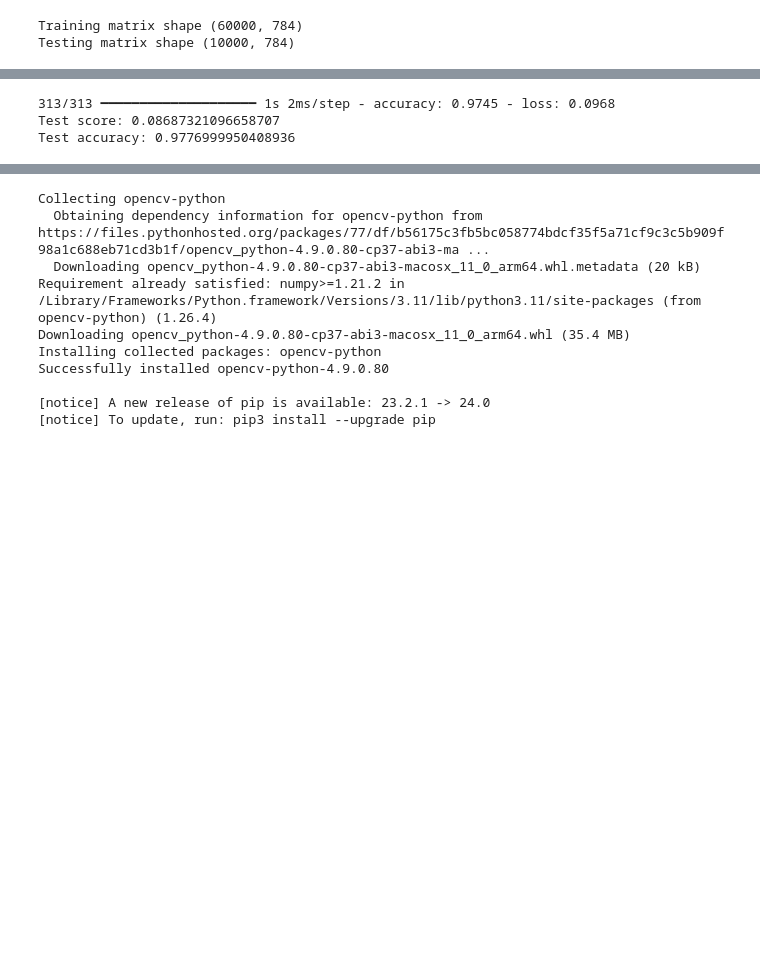
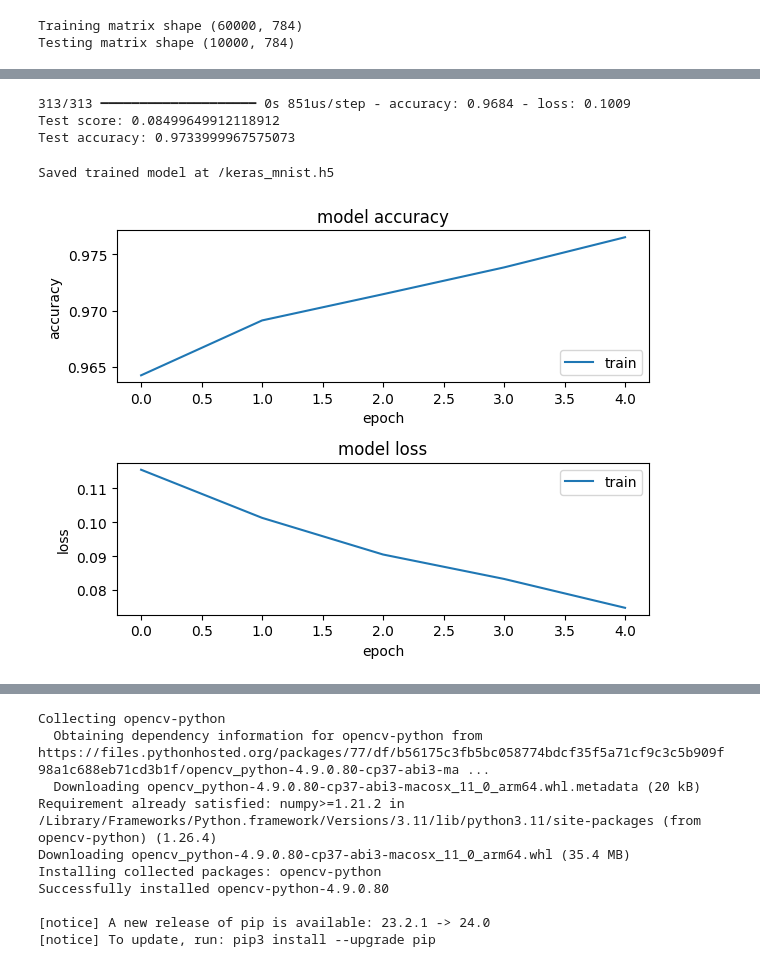
Before and after one commit to vesnaatwork/ml-example, a Jupyter notebook: handwrittenDigitClassification.ipynb, the cells around one changed output, grey strips where cells are left out. Saved outputs shown, nothing was run; the diff lists cells and outputs as text; code cells hidden in the pictures; blank space fills up the shorter version.

Commit message:
Added some debug steps and better tests

```diff
--- a/handwrittenDigitClassification.ipynb
+++ b/handwrittenDigitClassification.ipynb
@@ -233,4 +249,6 @@ indicating that our model is doing a good job. If they're very different, the cr
 # %%
-model.fit(X_train, Y_train, batch_size=128, epochs=5, verbose=1)
+history = model.fit(X_train, Y_train,
+          batch_size=128, epochs=5,
+          verbose=1)
 # %% [output]
 Epoch 1/5
@@ -249,6 +279,33 @@ score = model.evaluate(X_test, Y_test)
 print('Test score:', score[0])
 print('Test accuracy:', score[1])
 # %% [output]
-313/313 ━━━━━━━━━━━━━━━━━━━━ 1s 2ms/step - accuracy: 0.9745 - loss: 0.0968
-Test score: 0.08687321096658707
-Test accuracy: 0.9776999950408936
+313/313 ━━━━━━━━━━━━━━━━━━━━ 0s 851us/step - accuracy: 0.9684 - loss: 0.1009
+Test score: 0.08499649912118912
+Test accuracy: 0.9733999967575073
+# %%
+import os
+save_dir = "/"
+model_name = 'my_model.keras'
+keras.saving.save_model(model, 'my_model.keras')
+print('Saved trained model at %s ' % model_path)
+# %% [output]
+Saved trained model at /keras_mnist.h5
+# %%
+fig = plt.figure()
+plt.subplot(2,1,1)
+plt.plot(history.history['accuracy'])
+plt.title('model accuracy')
+plt.ylabel('accuracy')
+plt.xlabel('epoch')
+plt.legend(['train', 'test'], loc='lower right')
+
+plt.subplot(2,1,2)
+plt.plot(history.history['loss'])
+plt.title('model loss')
+plt.ylabel('loss')
+plt.xlabel('epoch')
+plt.legend(['train', 'test'], loc='upper right')
+
+plt.tight_layout()
+# %% [output]
+[figure, added]
```
Also changed, not shown: parts of 15 cells of this notebook.
